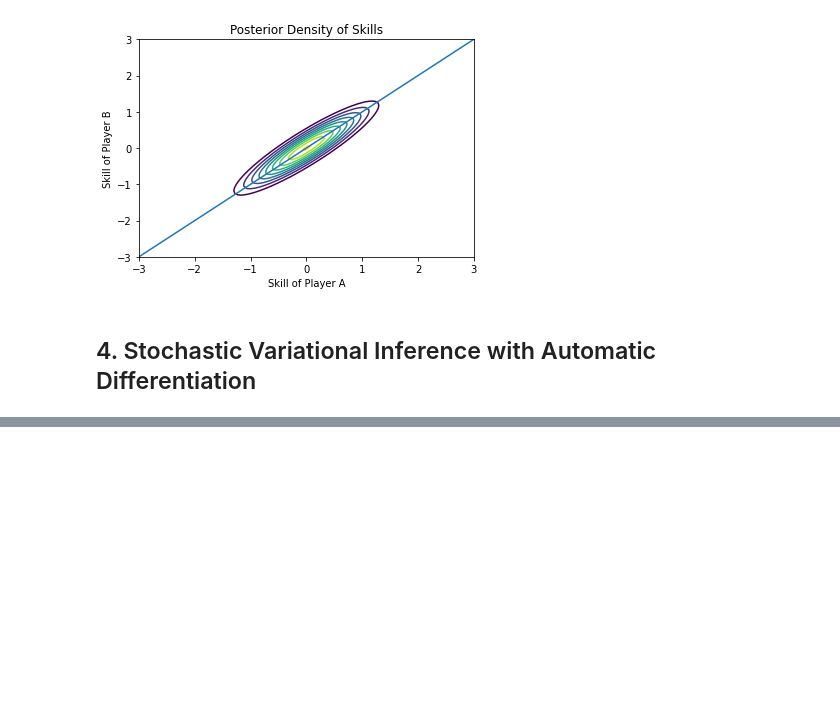
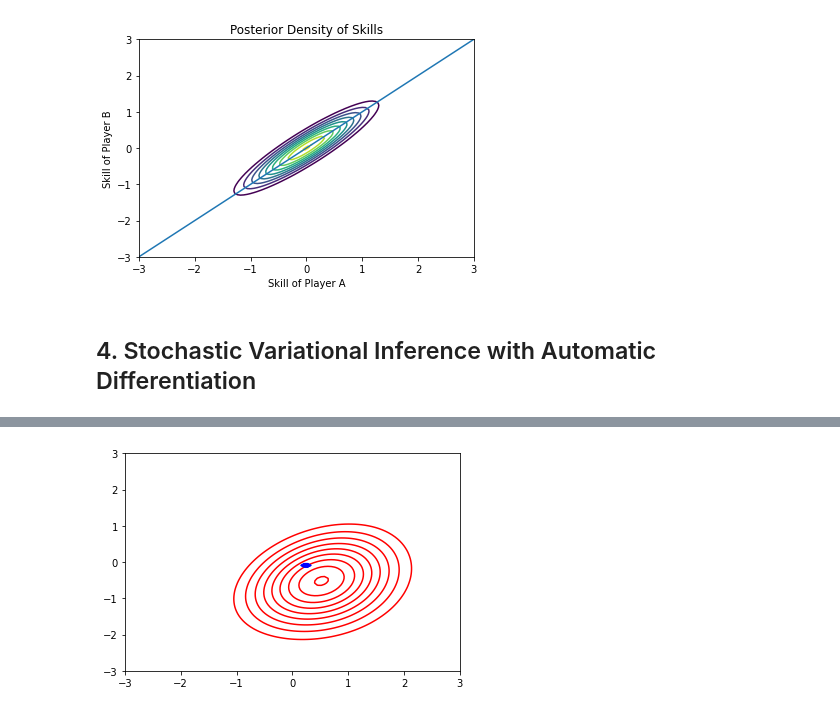
Before and after one commit to mrsalehi/csc2506-prob-learn-reason, a Jupyter notebook: Assignment-2/Assignment2.ipynb, the cells around one changed output, grey strips where cells are left out. Cells and saved outputs as stored; diff of their text form; code cells hidden in the pictures; blank space fills up the shorter version.

Commit message:
Assignment2 up to the end of elbo for toy data

```diff
--- a/Assignment-2/Assignment2.ipynb
+++ b/Assignment-2/Assignment2.ipynb
@@ -156,0 +164,41 @@ skill_countour(f)
+# %%
+def neg_elbo(params, games=two_player_toy_games(1, 0), num_samples=100):
+    def logp(zs):
+        return joint_log_density(zs, games)
+
+    return -elbo(params, logp, num_samples)
+# %%
+def learn_and_vis_toy_variational_approx(init_params, toy_evidence, num_iters=200, lr=1e-2, num_q_samples=10,
+                                         print_every=10):
+    grad_fn = grad(neg_elbo, argnums=0)
+    params_cur = init_params
+
+    for i in range(num_iters):
+        grad_params = grad_fn(params_cur, toy_evidence, num_q_samples)
+        neg_elbo_cur = neg_elbo(params_cur, toy_evidence, num_q_samples)
+        if i % print_every == 0:
+            print(f'Iteration {i}, Loss: {neg_elbo_cur}')
+#             print(params_cur['mu'], params_cur['ls'])
+
+        for p in params_cur:
+            params_cur[p] -= grad_params[p] * lr
+
+    def f_true_posterior(zs):
+        return jnp.exp(all_games_log_likelihood(zs, toy_evidence) + joint_log_density(zs, toy_evidence))
+
+    skill_countour(f_true_posterior, colour='red')
+
+    def f_var(zs):
+        mu, ls = params_cur['mu'], params_cur['ls']
+        out = jnp.prod((1/((2*pi) ** 0.5 * ls)) * jnp.exp(-0.5 * ((zs - mu) / ls) ** 2), axis=1, keepdims=True)
+        return out
+
+    skill_countour(f_var, colour='blue')
+# %%
+init_params = {'mu': jnp.array([-2.,3.]), 'ls': jnp.array([0.5, 0.])}
+# %%
+toy_evidence = two_player_toy_games(1, 0)
+
+learn_and_vis_toy_variational_approx(init_params, toy_evidence, num_iters=200, lr=1e-2, num_q_samples=100,
+                                    print_every=20)
+# %% [output]
@@ -156,0 +215 @@ skill_countour(f)
+[figure, added]
```
Also changed, not shown: parts of 7 cells of this notebook.
